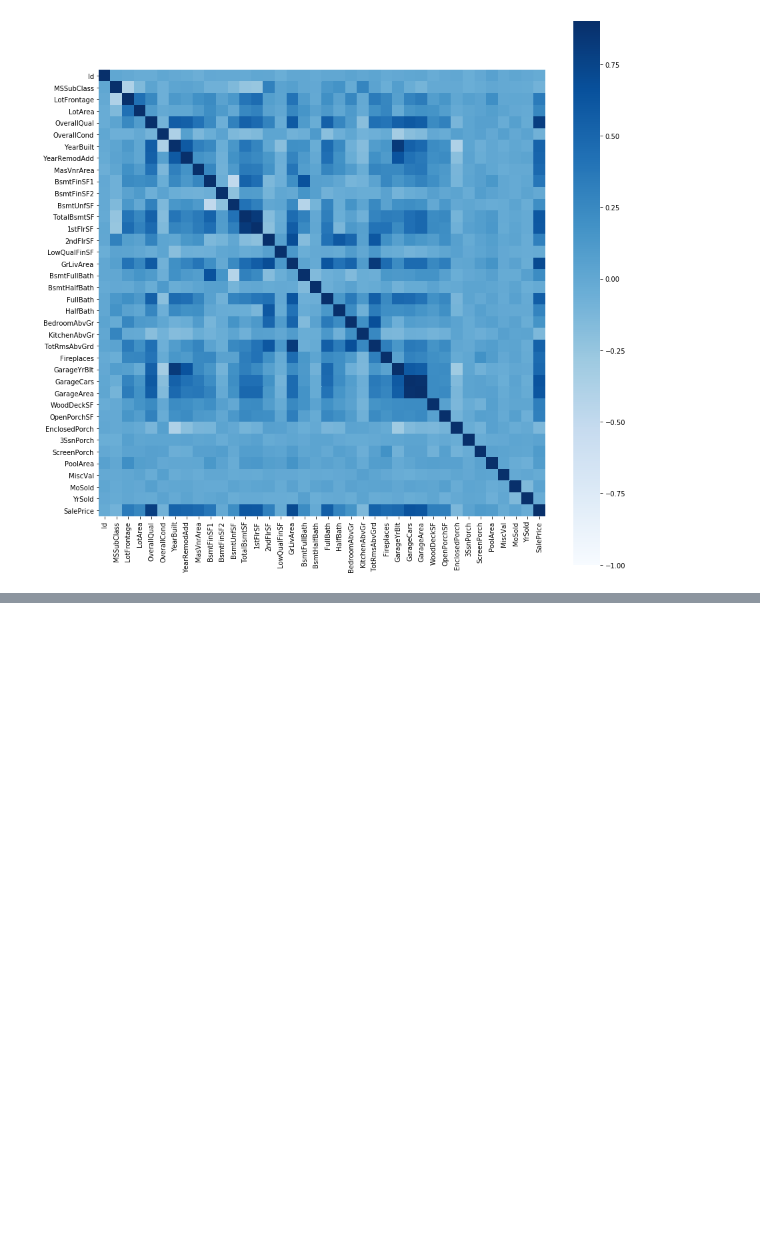
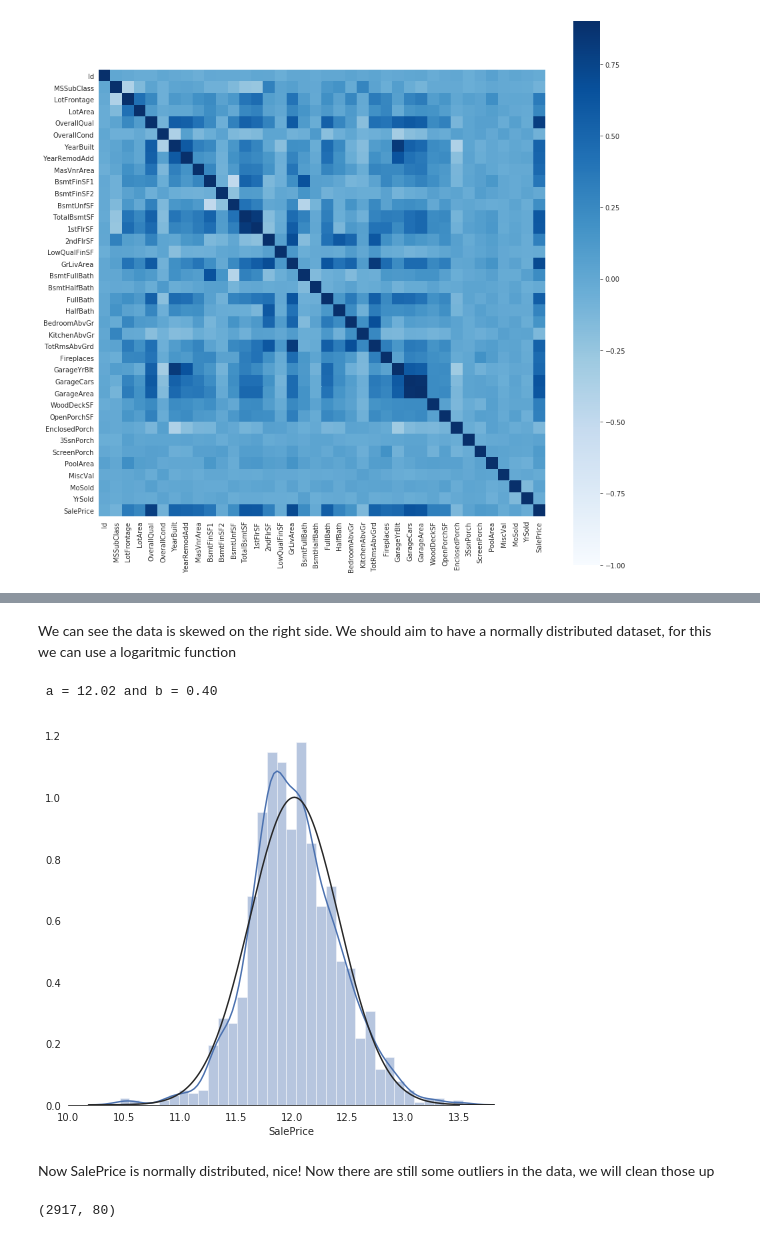
Before and after one commit to niekcandaele/ames-housing-data-analysis, a Jupyter notebook: analysis.ipynb, the cells around one changed output, grey strips where cells are left out. Drawn from its saved outputs; the diff is of its cells as text; code cells hidden in the pictures; blank space fills up the shorter version.

Commit message:
Data cleaning V1

```diff
--- a/analysis.ipynb
+++ b/analysis.ipynb
@@ -46,0 +53,34 @@ plt.show()
+# %% [markdown]
+We can see the data is skewed on the right side. We should aim to have a normally distributed dataset, for this we can use a logaritmic function
+# %%
+train["SalePrice"] = np.log1p(train["SalePrice"])
+f, ax = plt.subplots(figsize=(8, 7))
+sns.distplot(train['SalePrice'] , fit=norm, color="b");
+
+# Get the fitted parameters used by the function
+(a, b) = norm.fit(train['SalePrice'])
+print( '\n a = {:.2f} and b = {:.2f}\n'.format(a, b))
+
+#Now plot the distribution
+sns.despine(trim=True, left=True)
+
+plt.show()
+# %% [output]
+ a = 12.02 and b = 0.40
+[figure, added]
+# %% [markdown]
+Now SalePrice is normally distributed, nice! Now there are still some outliers in the data, we will clean those up
+# %%
+train.drop(train[(train['OverallQual']<5) & (train['SalePrice']>200000)].index, inplace=True)
+train.drop(train[(train['GrLivArea']>4500) & (train['SalePrice']<300000)].index, inplace=True)
+train.reset_index(drop=True, inplace=True)
+
+# Split features and labels
+train_labels = train['SalePrice'].reset_index(drop=True)
+train_features = train.drop(['SalePrice'], axis=1)
+test_features = test
+
+all_features = pd.concat([train_features, test_features]).reset_index(drop=True)
+all_features.shape
+# %% [output]
+(2917, 80)
```
Also changed, not shown: parts of 10 cells of this notebook.
